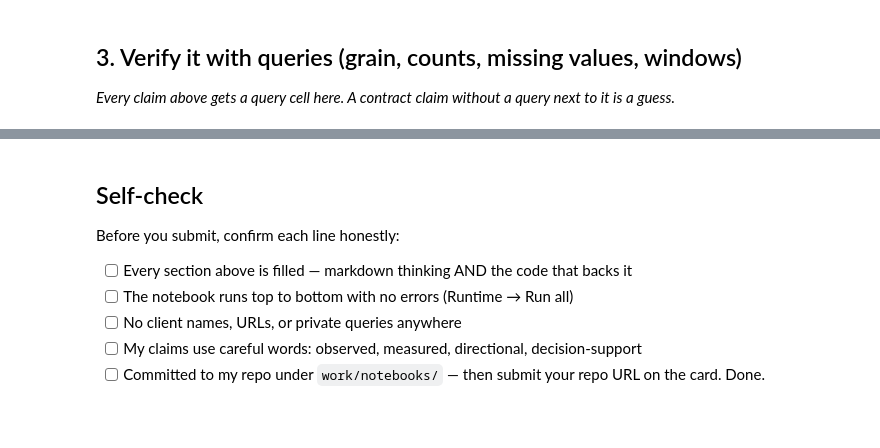
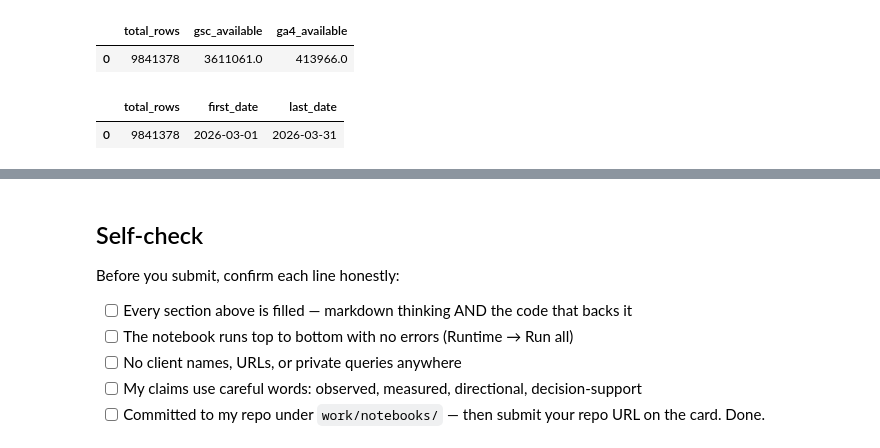
Before and after one commit to mahasuhail27-cyber/AI-Internship, a Jupyter notebook: work/notebooks/w03_data_contract.ipynb, the cells around one changed output, grey strips where cells are left out. Cells and saved outputs as stored; diff of their text form; code cells hidden in the pictures; blank space fills up the shorter version.

```diff
--- a/work/notebooks/w03_data_contract.ipynb
+++ b/work/notebooks/w03_data_contract.ipynb
@@ -20,7 +156,32 @@ This skeleton is yours to fill. Work the sections **in order** — each one has
+# %%
+availability = con.sql("""
+SELECT
+    COUNT(*) AS total_rows,
+    SUM(CASE WHEN gsc_data_available IS TRUE THEN 1 ELSE 0 END) AS gsc_available,
+    SUM(CASE WHEN ga4_data_available IS TRUE THEN 1 ELSE 0 END) AS ga4_available
+FROM read_parquet(
+'hf://datasets/FlyRank/internship-warehouse/fact_content_daily_performance/month=2026-03/data_0.parquet'
+)
+""").df()
+
+availability
+# %% [output]
+|  | total_rows | gsc_available | ga4_available |
+| 0 | 9841378 | 3611061.0 | 413966.0 |
 # %%
 # This cell is for CODE (numbers, a query, a check).
 # Write your text answer in the cell ABOVE this one — typing sentences here breaks Run All.
+summary = con.sql("""
+SELECT
+    COUNT(*) AS total_rows,
+    MIN(report_date) AS first_date,
+    MAX(report_date) AS last_date
+FROM read_parquet(
+'hf://datasets/FlyRank/internship-warehouse/fact_content_daily_performance/month=2026-03/data_0.parquet'
+)
+""").df()
+
+summary
+# %% [output]
+|  | total_rows | first_date | last_date |
+| 0 | 9841378 | 2026-03-01 | 2026-03-31 |
-# %% [markdown]
-## 3. Verify it with queries (grain, counts, missing values, windows)
-
-*Every claim above gets a query cell here. A contract claim without a query next to it is a guess.*
```
Also changed, not shown: parts of 16 cells of this notebook.
